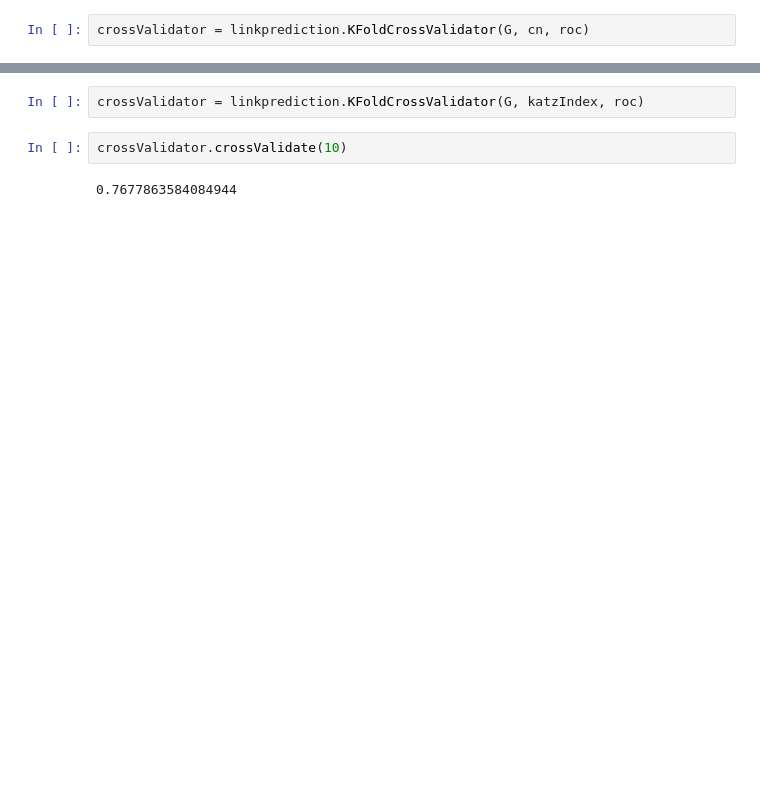
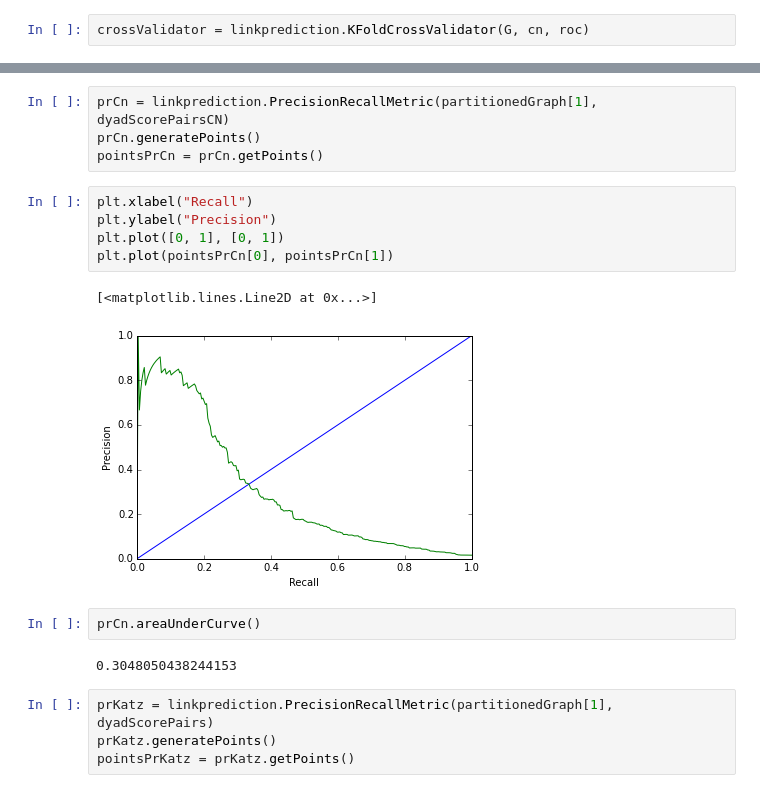
Before and after one commit to kit-parco/networkit-hyperbolic-kd, a Jupyter notebook: Doc/Notebooks/LinkPrediction.ipynb, the cells around one changed output, grey strips where cells are left out. Cells and saved outputs as stored; diff of their text form; blank space fills up the shorter version.

```diff
--- a/Doc/Notebooks/LinkPrediction.ipynb
+++ b/Doc/Notebooks/LinkPrediction.ipynb
@@ -96,6 +96,20 @@ crossValidator.crossValidate(10)
-# %%
-crossValidator = linkprediction.KFoldCrossValidator(G, katzIndex, roc)
-# %%
-crossValidator.crossValidate(10)
-# %% [output]
-0.7677863584084944
+# %%
+prCn = linkprediction.PrecisionRecallMetric(partitionedGraph[1], dyadScorePairsCN)
+prCn.generatePoints()
+pointsPrCn = prCn.getPoints()
+# %%
+plt.xlabel("Recall")
+plt.ylabel("Precision")
+plt.plot([0, 1], [0, 1])
+plt.plot(pointsPrCn[0], pointsPrCn[1])
+# %% [output]
+[<matplotlib.lines.Line2D at 0x...>]
+[figure, added]
+# %%
+prCn.areaUnderCurve()
+# %% [output]
+0.3048050438244153
+# %%
+prKatz = linkprediction.PrecisionRecallMetric(partitionedGraph[1], dyadScorePairs)
+prKatz.generatePoints()
+pointsPrKatz = prKatz.getPoints()
```
Also changed, not shown: parts of 11 cells of this notebook, 13 other files.
